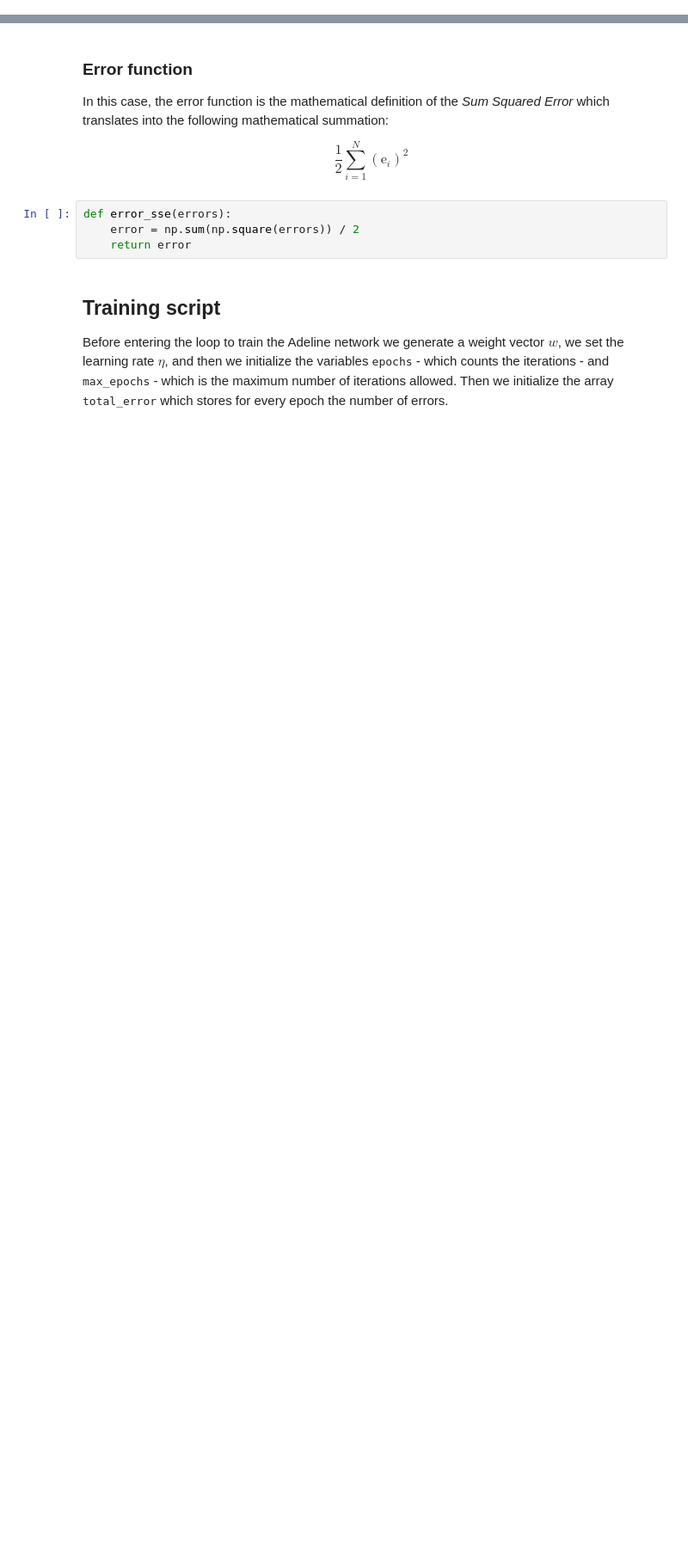
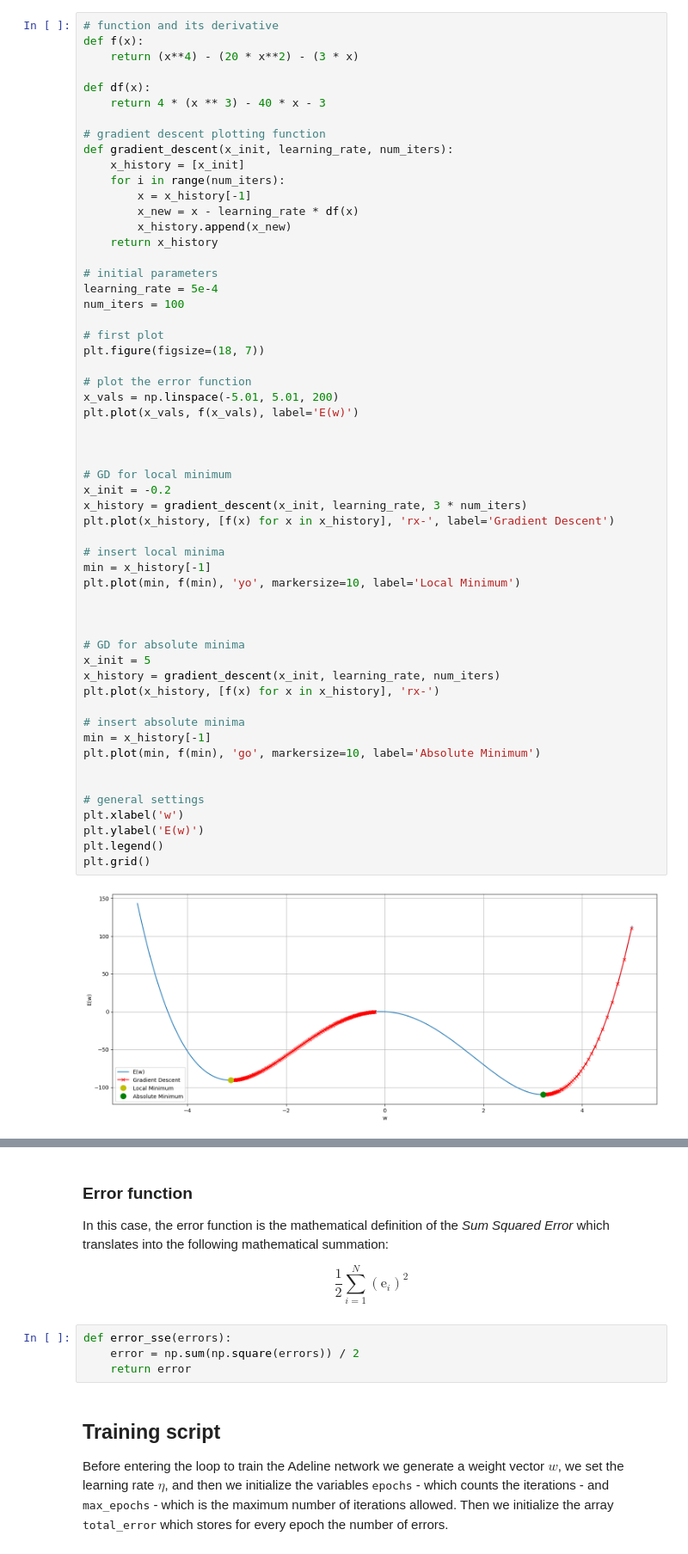
Before and after one commit to imAlessas/machine-learning, a Jupyter notebook: algorithms/gradient-descent/GD-basic.ipynb, the cells around one changed output, grey strips where cells are left out. Shown at 86% size. Drawn from its saved outputs; the diff is of its cells as text; blank space fills up the shorter version.

```diff
--- a/algorithms/gradient-descent/GD-basic.ipynb
+++ b/algorithms/gradient-descent/GD-basic.ipynb
@@ -0,0 +87,58 @@
+# %%
+# function and its derivative
+def f(x):
+    return (x**4) - (20 * x**2) - (3 * x)
+
+def df(x):
+    return 4 * (x ** 3) - 40 * x - 3
+
+# gradient descent plotting function
+def gradient_descent(x_init, learning_rate, num_iters):
+    x_history = [x_init]
+    for i in range(num_iters):
+        x = x_history[-1]
+        x_new = x - learning_rate * df(x)
+        x_history.append(x_new)
+    return x_history
+
+# initial parameters
+learning_rate = 5e-4
+num_iters = 100
+
+# first plot
+plt.figure(figsize=(18, 7))
+
+# plot the error function
+x_vals = np.linspace(-5.01, 5.01, 200)
+plt.plot(x_vals, f(x_vals), label='E(w)')
+
+
+
+# GD for local minimum
+x_init = -0.2
+x_history = gradient_descent(x_init, learning_rate, 3 * num_iters)
+plt.plot(x_history, [f(x) for x in x_history], 'rx-', label='Gradient Descent')
+
+# insert local minima
+min = x_history[-1]
+plt.plot(min, f(min), 'yo', markersize=10, label='Local Minimum')
+
+
+
+# GD for absolute minima
+x_init = 5
+x_history = gradient_descent(x_init, learning_rate, num_iters)
+plt.plot(x_history, [f(x) for x in x_history], 'rx-')
+
+# insert absolute minima
+min = x_history[-1]
+plt.plot(min, f(min), 'go', markersize=10, label='Absolute Minimum')
+
+
+# general settings
+plt.xlabel('w')
+plt.ylabel('E(w)')
+plt.legend()
+plt.grid()
+# %% [output]
+[figure, added]
```
Also changed, not shown: parts of 10 cells of this notebook.
